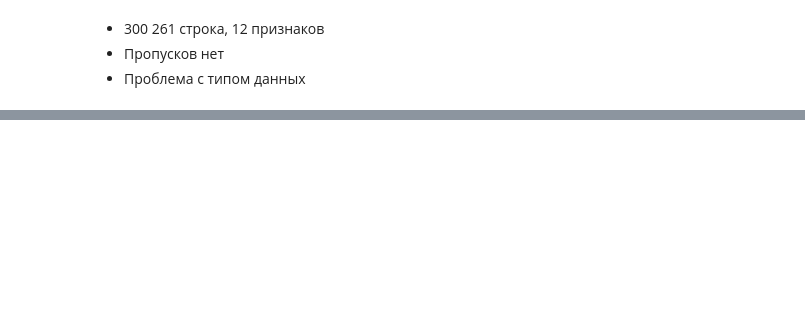
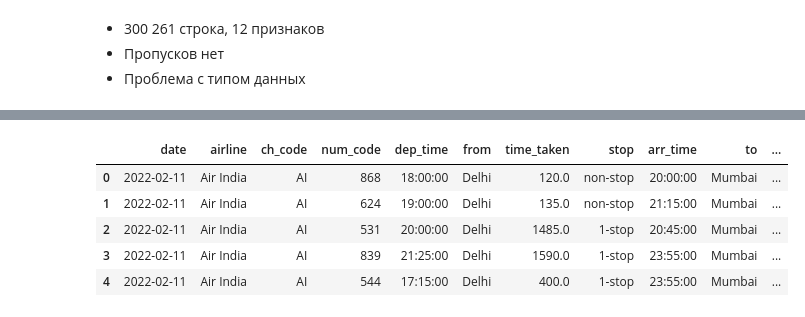
Before and after one commit to FragileMouse/flight-price-analysis, a Jupyter notebook: notebooks/Full_work.ipynb, the cells around one changed output, grey strips where cells are left out. Saved outputs shown, nothing was run; the diff lists cells and outputs as text; code cells hidden in the pictures; blank space fills up the shorter version.

```diff
--- a/notebooks/Full_work.ipynb
+++ b/notebooks/Full_work.ipynb
@@ -43,0 +82,2 @@ memory usage: 27.5+ MB
+# %%
+df['price'] = df['price'].str.replace(',','').astype(int)
@@ -43,0 +106,9 @@ memory usage: 27.5+ MB
+# %%
+df.head()
+# %% [output]
+|  | date | airline | ch_code | num_code | dep_time | from | time_taken | stop | arr_time | to | ... |
+| 0 | 2022-02-11 | Air India | AI | 868 | 18:00:00 | Delhi | 120.0 | non-stop | 20:00:00 | Mumbai | ... |
+| 1 | 2022-02-11 | Air India | AI | 624 | 19:00:00 | Delhi | 135.0 | non-stop | 21:15:00 | Mumbai | ... |
+| 2 | 2022-02-11 | Air India | AI | 531 | 20:00:00 | Delhi | 1485.0 | 1-stop | 20:45:00 | Mumbai | ... |
+| 3 | 2022-02-11 | Air India | AI | 839 | 21:25:00 | Delhi | 1590.0 | 1-stop | 23:55:00 | Mumbai | ... |
+| 4 | 2022-02-11 | Air India | AI | 544 | 17:15:00 | Delhi | 400.0 | 1-stop | 23:55:00 | Mumbai | ... |
```
Also changed, not shown: parts of 9 cells of this notebook.
